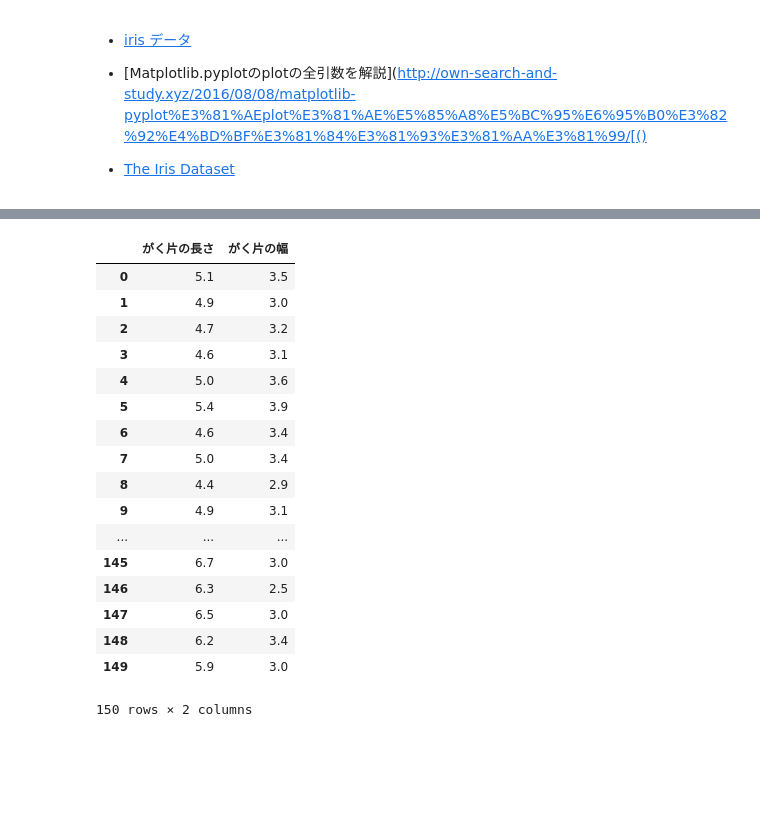
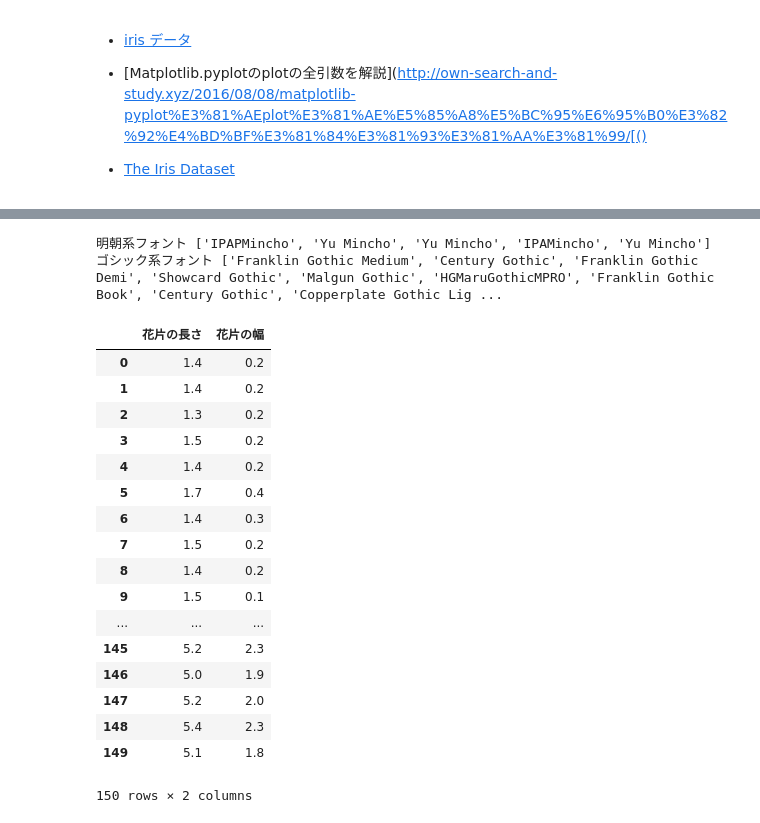
Before and after one commit to mis0001/MLLesson, a Jupyter notebook: ML00 オリエンテーション/L001_IRIS00データ.ipynb, the cells around one changed output, grey strips where cells are left out. Cells and saved outputs as stored; diff of their text form; code cells hidden in the pictures; blank space fills up the shorter version.

```diff
--- a/ML00 オリエンテーション/L001_IRIS00データ.ipynb
+++ b/ML00 オリエンテーション/L001_IRIS00データ.ipynb
@@ -172,24 +202,37 @@ http://qiita.com/danpansa/items/29cea2b14c0e4db237f8
 http://blog.kaggle.com/2015/04/22/scikit-learn-video-3-machine-learning-first-steps-with-the-iris-dataset/
 
 ![](http://5047-presscdn.pagely.netdna-cdn.com/wp-content/uploads/2015/04/iris_petal_sepal.png)
-# %%
-X
-# %% [output]
-|  | がく片の長さ | がく片の幅 |
-| 0 | 5.1 | 3.5 |
-| 1 | 4.9 | 3.0 |
-| 2 | 4.7 | 3.2 |
-| 3 | 4.6 | 3.1 |
-| 4 | 5.0 | 3.6 |
-| 5 | 5.4 | 3.9 |
-| 6 | 4.6 | 3.4 |
-| 7 | 5.0 | 3.4 |
-| 8 | 4.4 | 2.9 |
-| 9 | 4.9 | 3.1 |
-| ... | ... | ... |
-| 145 | 6.7 | 3.0 |
-| 146 | 6.3 | 2.5 |
-| 147 | 6.5 | 3.0 |
-| 148 | 6.2 | 3.4 |
-| 149 | 5.9 | 3.0 |
-150 rows × 2 columns
+# %%
+import matplotlib
+font_paths = matplotlib.font_manager.findSystemFonts()
+font_objects = matplotlib.font_manager.createFontList(font_paths)
+font_name = [f.name for f in font_objects]
+
+mincho = [name for name in font_name if 'mincho' in name.lower()]
+gothic = [name for name in font_name if 'gothic' in name.lower()]
+print("明朝系フォント",mincho)
+print("ゴシック系フォント",gothic)
+# %% [output]
+明朝系フォント ['IPAPMincho', 'Yu Mincho', 'Yu Mincho', 'IPAMincho', 'Yu Mincho']
+ゴシック系フォント ['Franklin Gothic Medium', 'Century Gothic', 'Franklin Gothic Demi', 'Showcard Gothic', 'Malgun Gothic', 'HGMaruGothicMPRO', 'Franklin Gothic Book', 'Century Gothic', 'Copperplate Gothic Lig ...
+# %%
+K
+# %% [output]
+|  | 花片の長さ | 花片の幅 |
+| 0 | 1.4 | 0.2 |
+| 1 | 1.4 | 0.2 |
+| 2 | 1.3 | 0.2 |
+| 3 | 1.5 | 0.2 |
+| 4 | 1.4 | 0.2 |
+| 5 | 1.7 | 0.4 |
+| 6 | 1.4 | 0.3 |
+| 7 | 1.5 | 0.2 |
+| 8 | 1.4 | 0.2 |
+| 9 | 1.5 | 0.1 |
+| ... | ... | ... |
+| 145 | 5.2 | 2.3 |
+| 146 | 5.0 | 1.9 |
+| 147 | 5.2 | 2.0 |
+| 148 | 5.4 | 2.3 |
+| 149 | 5.1 | 1.8 |
+150 rows × 2 columns
```
Also changed, not shown: parts of 3 cells of this notebook, 1 other file.
